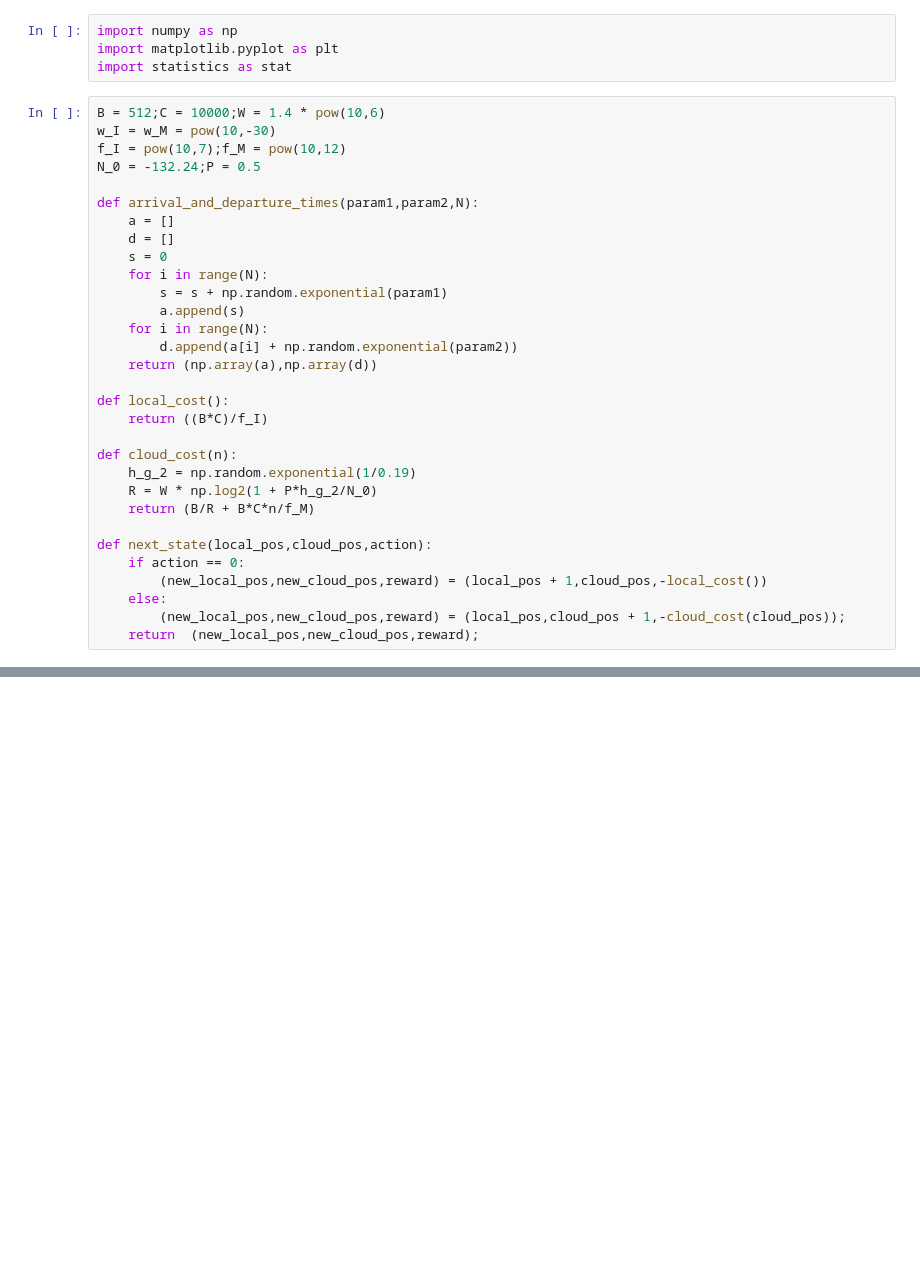
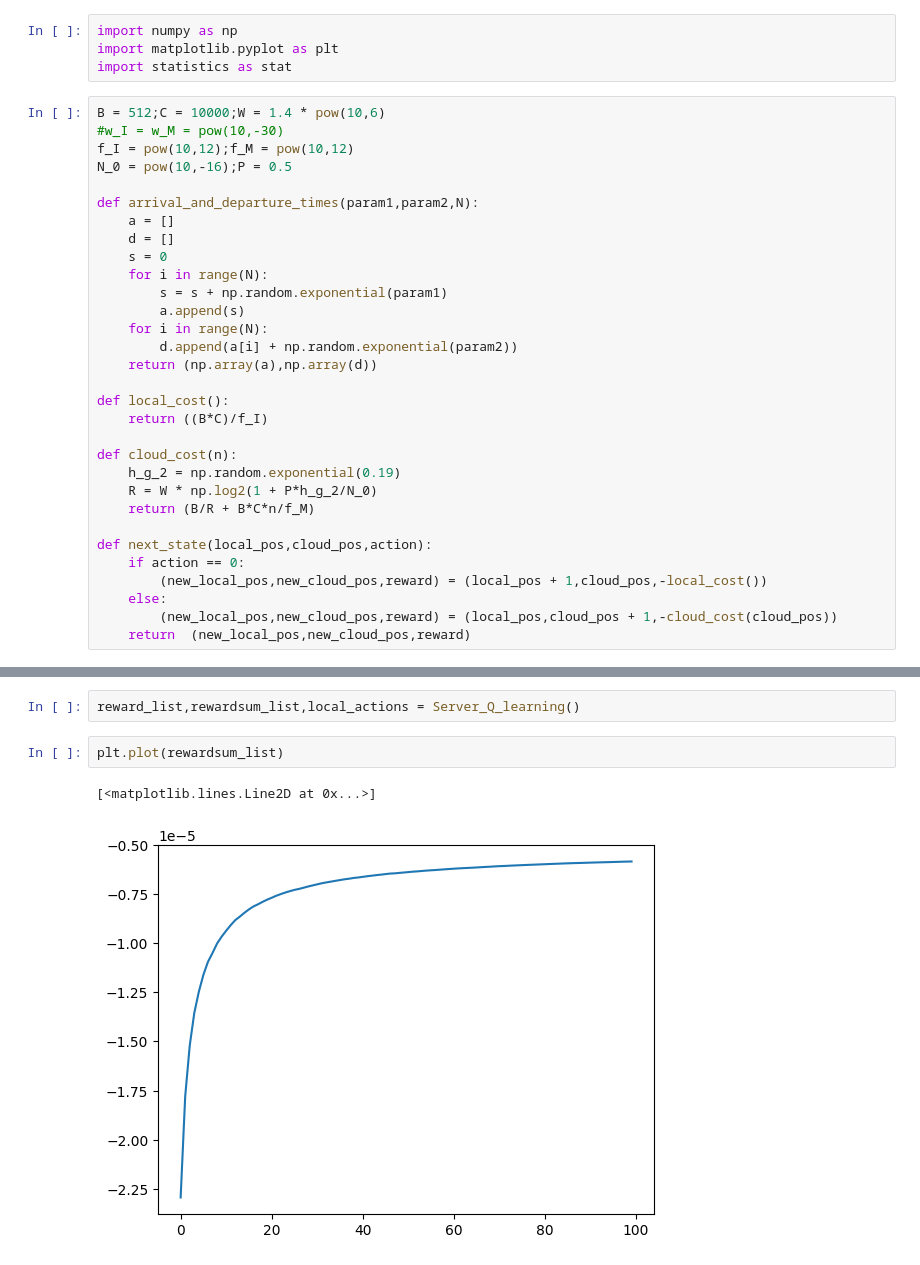
Before and after one commit to parthatom/Estimation_bias_Q_Learning, a Jupyter notebook: Cloud_vs_Local.ipynb, the cells around one changed output, grey strips where cells are left out. Saved outputs shown, nothing was run; the diff lists cells and outputs as text; blank space fills up the shorter version.

```diff
--- a/Cloud_vs_Local.ipynb
+++ b/Cloud_vs_Local.ipynb
@@ -4,9 +4,9 @@ import matplotlib.pyplot as plt
 import statistics as stat
 # %%
 B = 512;C = 10000;W = 1.4 * pow(10,6)
-w_I = w_M = pow(10,-30)
-f_I = pow(10,7);f_M = pow(10,12)
-N_0 = -132.24;P = 0.5
+#w_I = w_M = pow(10,-30)
+f_I = pow(10,12);f_M = pow(10,12)
+N_0 = pow(10,-16);P = 0.5
 
 def arrival_and_departure_times(param1,param2,N):
     a = []
@@ -23,7 +23,7 @@ def local_cost():
     return ((B*C)/f_I)
 
 def cloud_cost(n):
-    h_g_2 = np.random.exponential(1/0.19)
+    h_g_2 = np.random.exponential(0.19)
     R = W * np.log2(1 + P*h_g_2/N_0)
     return (B/R + B*C*n/f_M)
 
@@ -31,5 +31,5 @@ def next_state(local_pos,cloud_pos,action):
     if action == 0:
         (new_local_pos,new_cloud_pos,reward) = (local_pos + 1,cloud_pos,-local_cost())
     else:
-        (new_local_pos,new_cloud_pos,reward) = (local_pos,cloud_pos + 1,-cloud_cost(cloud_pos));
-    return  (new_local_pos,new_cloud_pos,reward);
+        (new_local_pos,new_cloud_pos,reward) = (local_pos,cloud_pos + 1,-cloud_cost(cloud_pos))
+    return  (new_local_pos,new_cloud_pos,reward)
@@ -101,0 +95,7 @@ numpy.ndarray
+# %%
+reward_list,rewardsum_list,local_actions = Server_Q_learning()
+# %%
+plt.plot(rewardsum_list)
+# %% [output]
+[<matplotlib.lines.Line2D at 0x...>]
+[figure, added]
```
Also changed, not shown: parts of 15 cells of this notebook.
